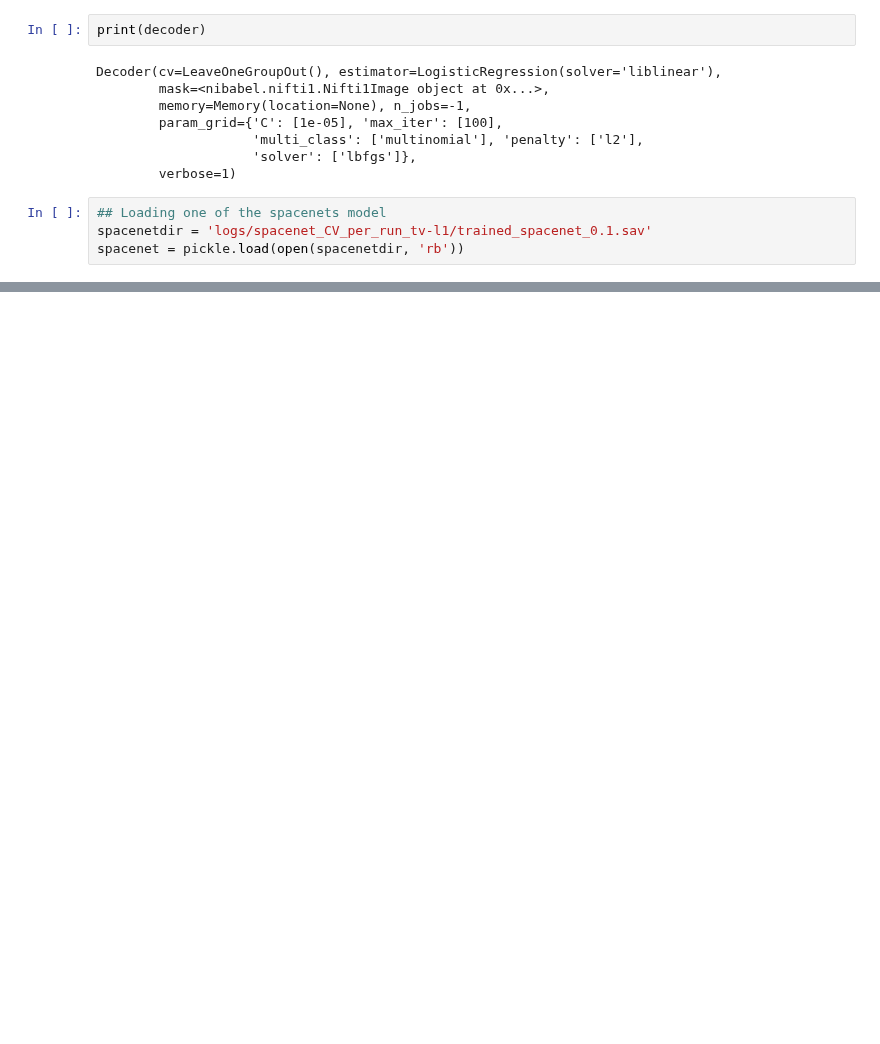
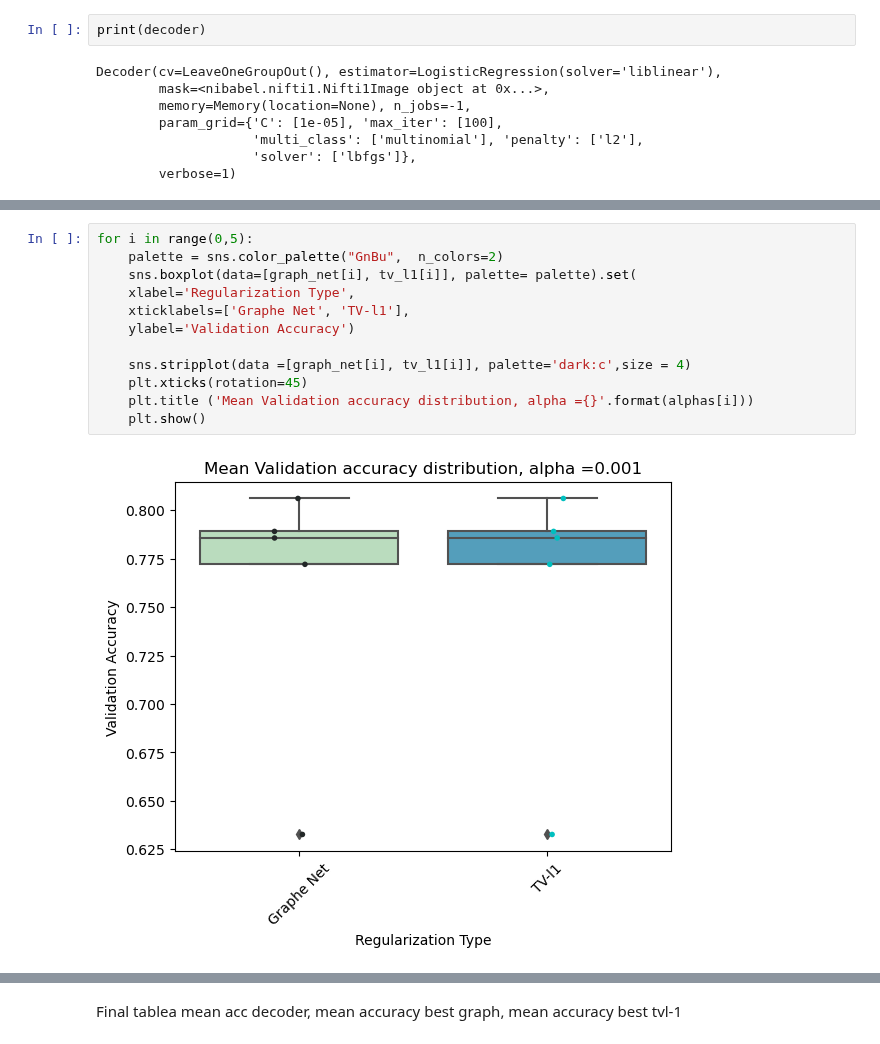
Before and after one commit to Alicia-max/MVPA_fMRI-Analysis, a Jupyter notebook: visualization.ipynb, the cells around one changed output, grey strips where cells are left out. Cells and saved outputs as stored; diff of their text form; blank space fills up the shorter version.

```diff
--- a/visualization.ipynb
+++ b/visualization.ipynb
@@ -19,7 +14,3 @@ Decoder(cv=LeaveOneGroupOut(), estimator=LogisticRegression(solver='liblinear'),
                     'multi_class': ['multinomial'], 'penalty': ['l2'],
                     'solver': ['lbfgs']},
         verbose=1)
-# %%
-## Loading one of the spacenets model
-spacenetdir = 'logs/spacenet_CV_per_run_tv-l1/trained_spacenet_0.1.sav'
-spacenet = pickle.load(open(spacenetdir, 'rb'))
@@ -31,0 +58,14 @@ print(spacenet)
+# %%
+for i in range(0,5):
+    palette = sns.color_palette("GnBu",  n_colors=2)
+    sns.boxplot(data=[graph_net[i], tv_l1[i]], palette= palette).set(
+    xlabel='Regularization Type',
+    xticklabels=['Graphe Net', 'TV-l1'],
+    ylabel='Validation Accuracy')
+
+    sns.stripplot(data =[graph_net[i], tv_l1[i]], palette='dark:c',size = 4)
+    plt.xticks(rotation=45)
+    plt.title ('Mean Validation accuracy distribution, alpha ={}'.format(alphas[i]))
+    plt.show()
+# %% [output]
+[figure, added]
@@ -31,0 +76,3 @@ print(spacenet)
+# %% [markdown]
+Final tablea
+mean acc decoder, mean accuracy best graph, mean accuracy best tvl-1
```
Also changed, not shown: parts of 7 cells of this notebook.
